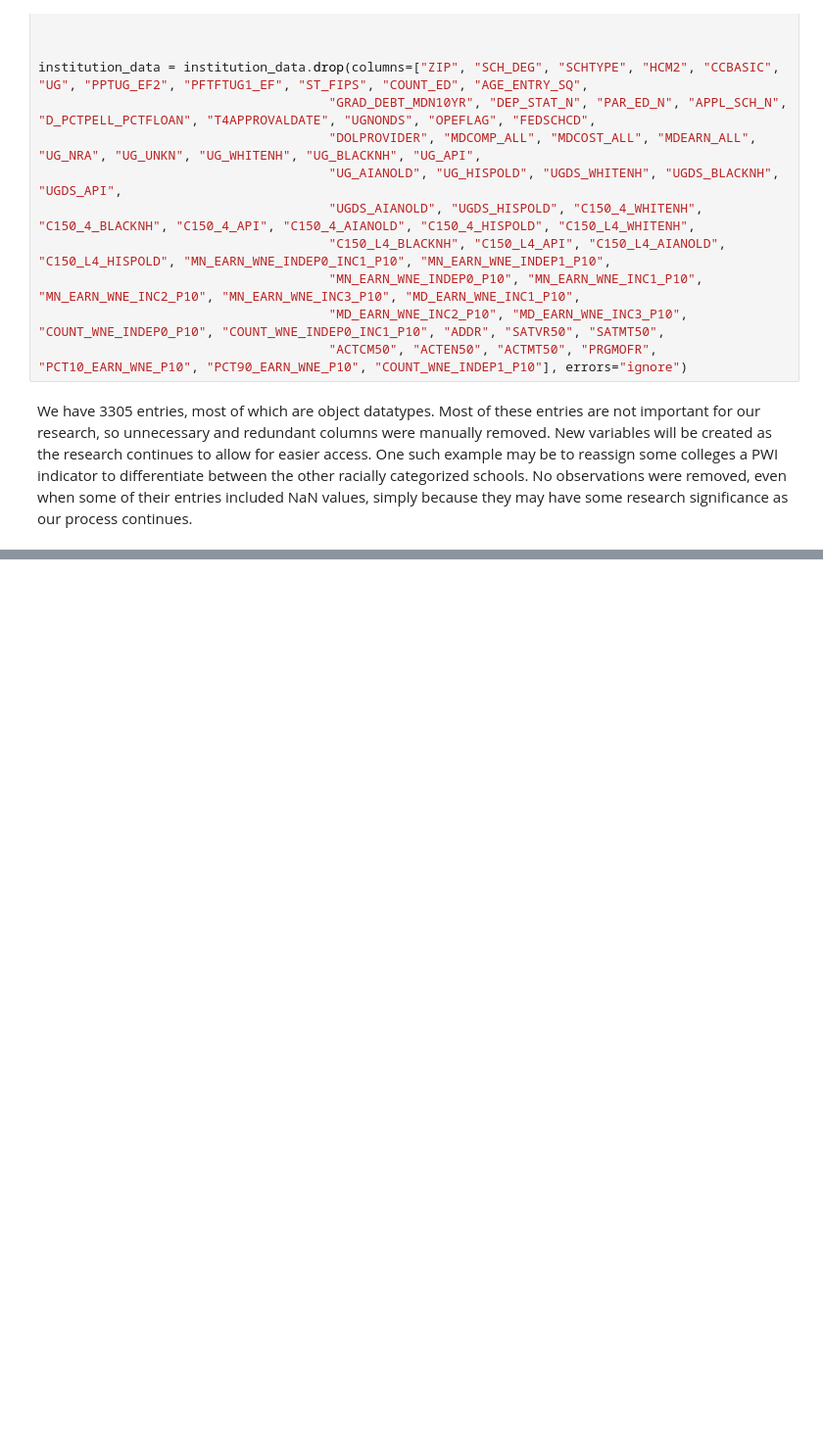
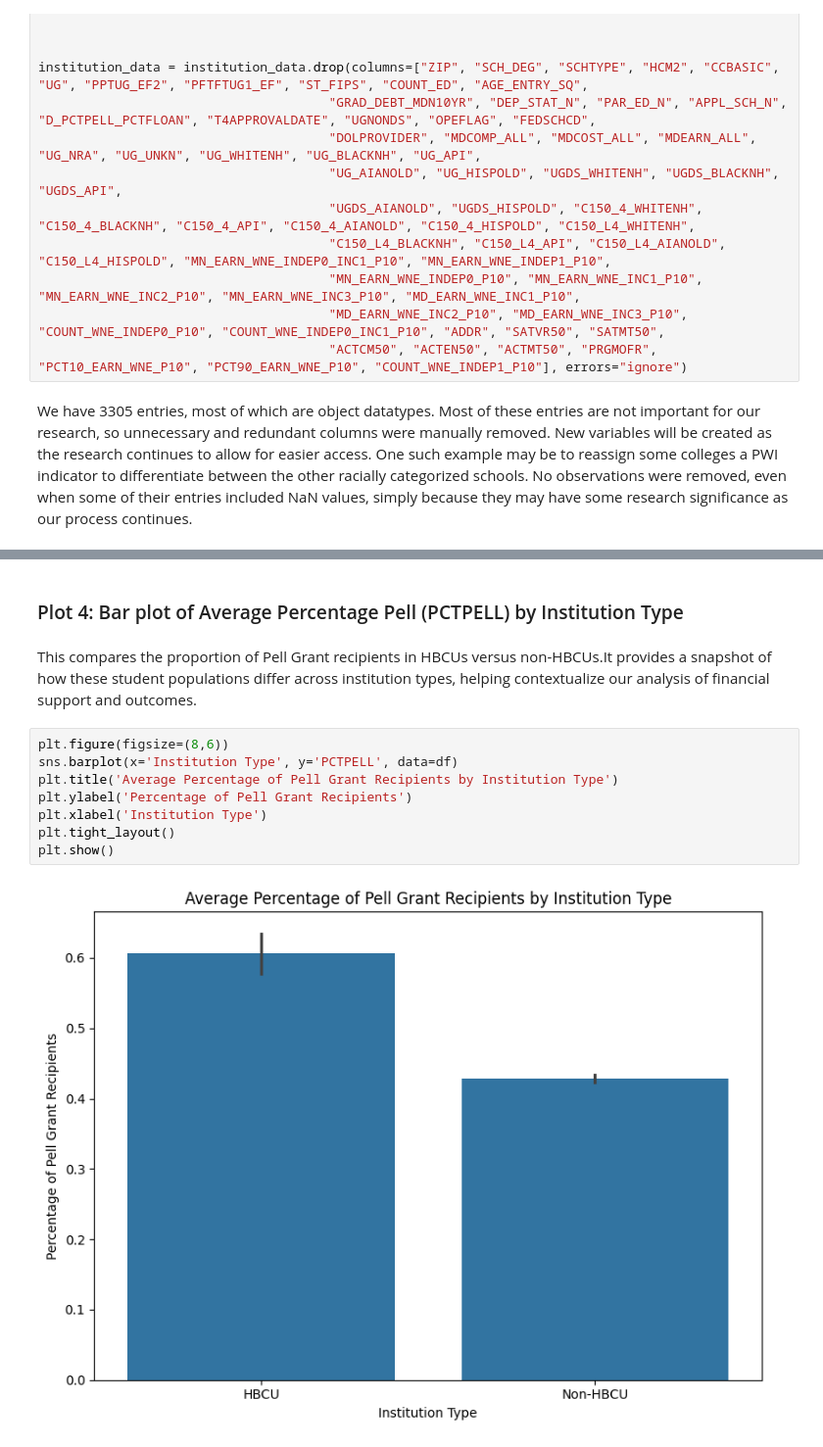
Before and after one commit to tanwasp/college-scorecard-analysis-group5, a Jupyter notebook: eda/full_college_scorecard_eda.ipynb, the cells around one changed output, grey strips where cells are left out. Shown: that part at 98% size. Saved outputs shown, nothing was run; the diff lists cells and outputs as text; blank space fills up the shorter version.

```diff
--- a/eda/full_college_scorecard_eda.ipynb
+++ b/eda/full_college_scorecard_eda.ipynb
@@ -180,0 +213,14 @@ plt.show()
+# %% [markdown]
+### Plot 4: Bar plot of Average Percentage Pell (PCTPELL) by Institution Type
+# %% [markdown]
+This compares the proportion of Pell Grant recipients in HBCUs versus non-HBCUs.It provides a snapshot of how these student populations differ across institution types, helping contextualize our analysis of financial support and outcomes.
+# %%
+plt.figure(figsize=(8,6))
+sns.barplot(x='Institution Type', y='PCTPELL', data=df)
+plt.title('Average Percentage of Pell Grant Recipients by Institution Type')
+plt.ylabel('Percentage of Pell Grant Recipients')
+plt.xlabel('Institution Type')
+plt.tight_layout()
+plt.show()
+# %% [output]
+[figure, added]
```
Also changed, not shown: parts of 17 cells of this notebook, 2 other files.
